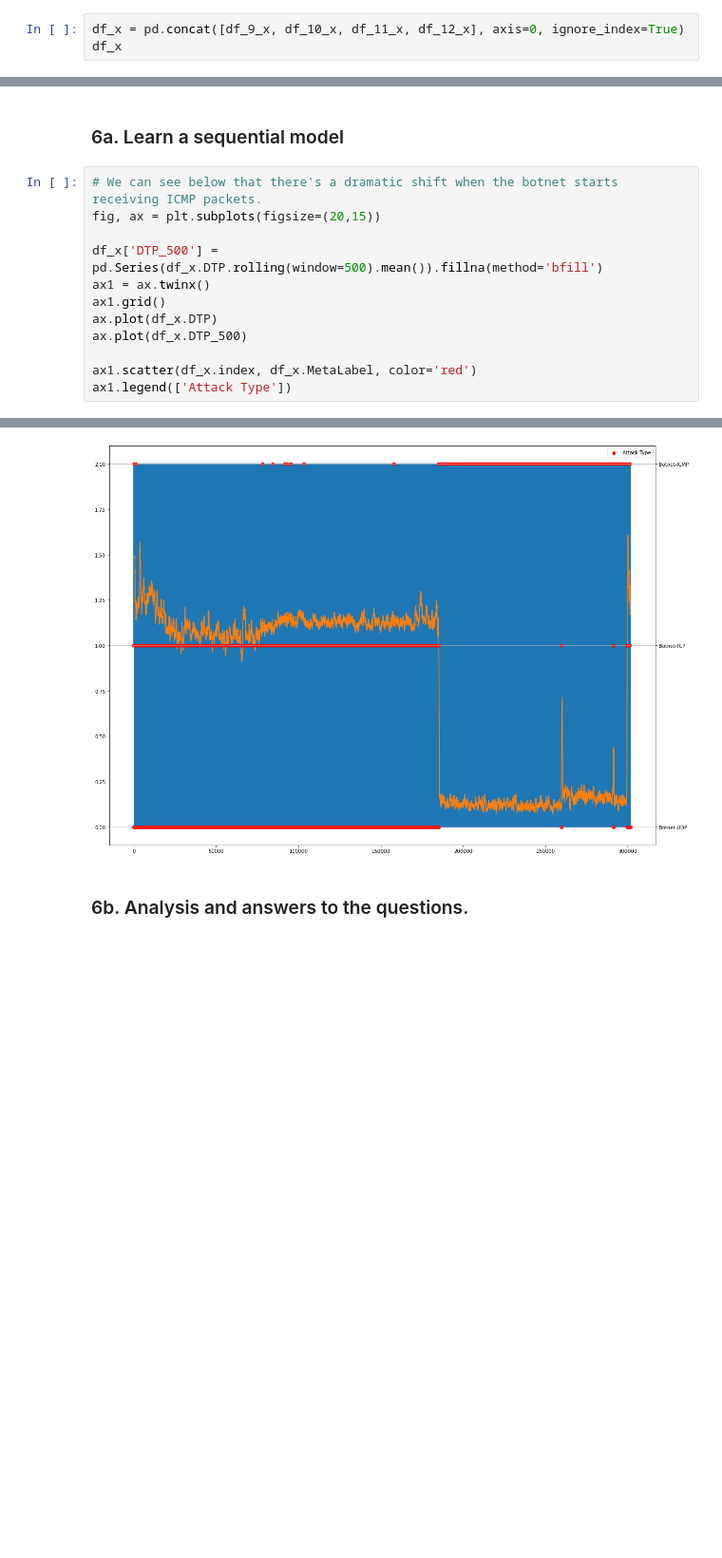
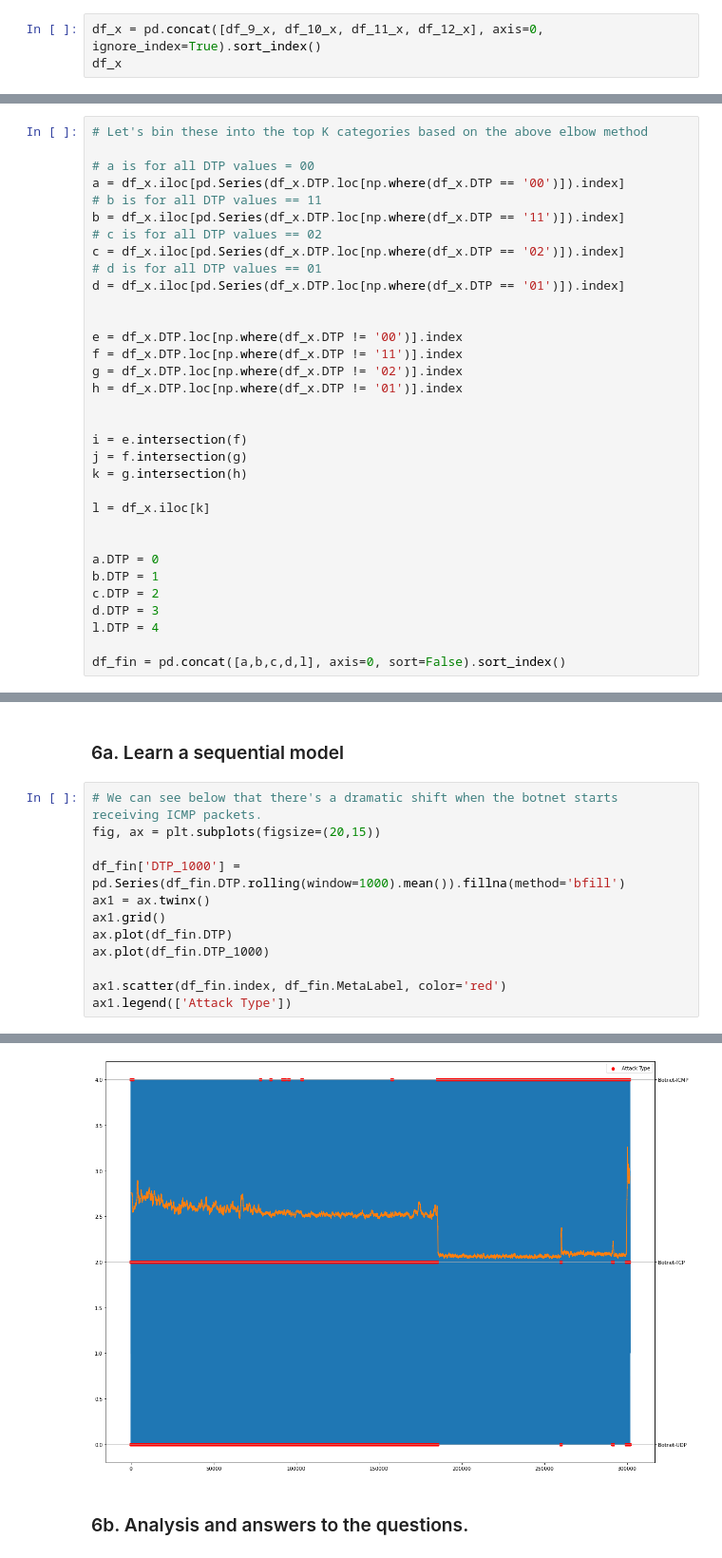
Before and after one commit to awrgold/cyber_data_analytics, a Jupyter notebook: Lab3_v3.ipynb, the cells around one changed output, grey strips where cells are left out. Shown at 95% size. Drawn from its saved outputs; the diff is of its cells as text; blank space fills up the shorter version.

```diff
--- a/Lab3_v3.ipynb
+++ b/Lab3_v3.ipynb
@@ -771,7 +823,7 @@ See the caveats in the documentation: https://pandas.pydata.org/pandas-docs/stab
 | 2167 | 0 | 11 | Botnet-UDP | 2 |
 2168 rows × 4 columns
 # %%
-df_x = pd.concat([df_9_x, df_10_x, df_11_x, df_12_x], axis=0, ignore_index=True)
+df_x = pd.concat([df_9_x, df_10_x, df_11_x, df_12_x], axis=0, ignore_index=True).sort_index()
 df_x
 # %% [output]
 |  | SrcAddr | DTP | MetaLabel | EncLabel |
@@ -824,0 +892,33 @@ See the caveats in the documentation: https://pandas.pydata.org/pandas-docs/stab
+# %%
+# Let's bin these into the top K categories based on the above elbow method
+
+# a is for all DTP values = 00
+a = df_x.iloc[pd.Series(df_x.DTP.loc[np.where(df_x.DTP == '00')]).index]
+# b is for all DTP values == 11
+b = df_x.iloc[pd.Series(df_x.DTP.loc[np.where(df_x.DTP == '11')]).index]
+# c is for all DTP values == 02
+c = df_x.iloc[pd.Series(df_x.DTP.loc[np.where(df_x.DTP == '02')]).index]
+# d is for all DTP values == 01
+d = df_x.iloc[pd.Series(df_x.DTP.loc[np.where(df_x.DTP == '01')]).index]
+
+
+e = df_x.DTP.loc[np.where(df_x.DTP != '00')].index
+f = df_x.DTP.loc[np.where(df_x.DTP != '11')].index
+g = df_x.DTP.loc[np.where(df_x.DTP != '02')].index
+h = df_x.DTP.loc[np.where(df_x.DTP != '01')].index
+
+
+i = e.intersection(f)
+j = f.intersection(g)
+k = g.intersection(h)
+
+l = df_x.iloc[k]
+
+
+a.DTP = 0
+b.DTP = 1
+c.DTP = 2
+d.DTP = 3
+l.DTP = 4
+
+df_fin = pd.concat([a,b,c,d,l], axis=0, sort=False).sort_index()
@@ -835,18 +943,18 @@ Name: DTP, dtype: int64
 # %%
 # We can see below that there's a dramatic shift when the botnet starts receiving ICMP packets.
 fig, ax = plt.subplots(figsize=(20,15))
 
-df_x['DTP_500'] = pd.Series(df_x.DTP.rolling(window=500).mean()).fillna(method='bfill')
+df_fin['DTP_1000'] = pd.Series(df_fin.DTP.rolling(window=1000).mean()).fillna(method='bfill')
 ax1 = ax.twinx()
 ax1.grid()
-ax.plot(df_x.DTP)
-ax.plot(df_x.DTP_500)
+ax.plot(df_fin.DTP)
+ax.plot(df_fin.DTP_1000)
 
-ax1.scatter(df_x.index, df_x.MetaLabel, color='red')
+ax1.scatter(df_fin.index, df_fin.MetaLabel, color='red')
 ax1.legend(['Attack Type'])
 # %% [output]
 <matplotlib.legend.Legend at 0x...>
-[figure, old version]
+[figure, new version]
 # %% [markdown]
 ### 6b. Analysis and answers to the questions.
 # %% [markdown]
```
Also changed, not shown: parts of 24 cells of this notebook.
